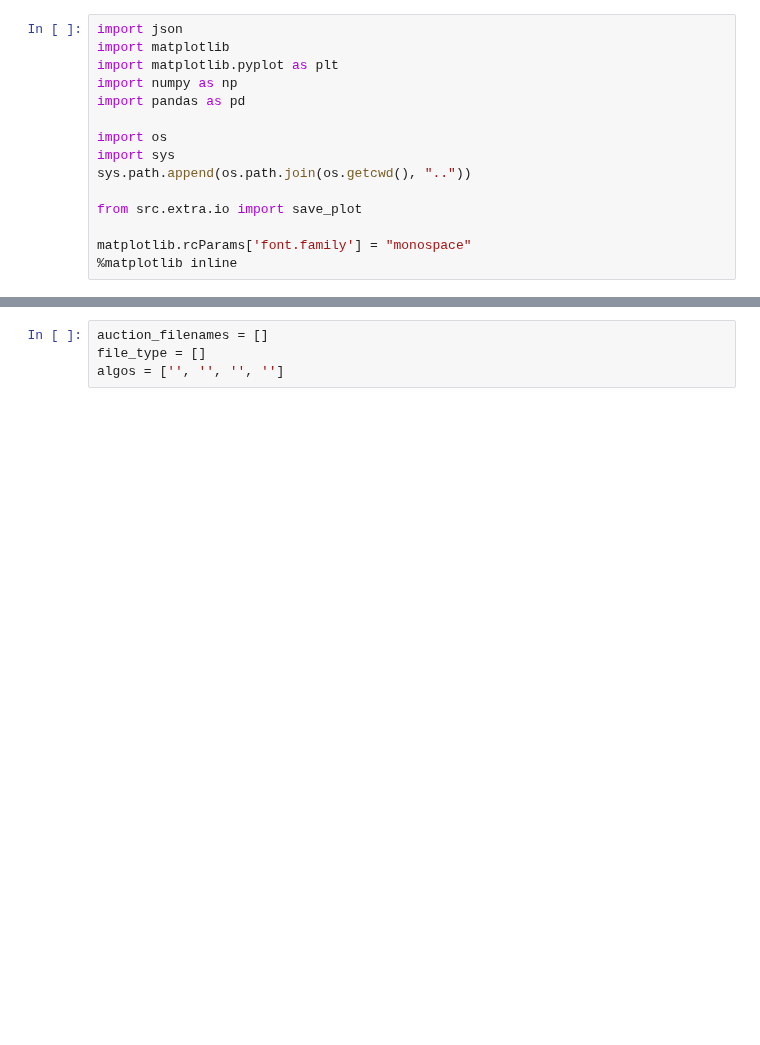
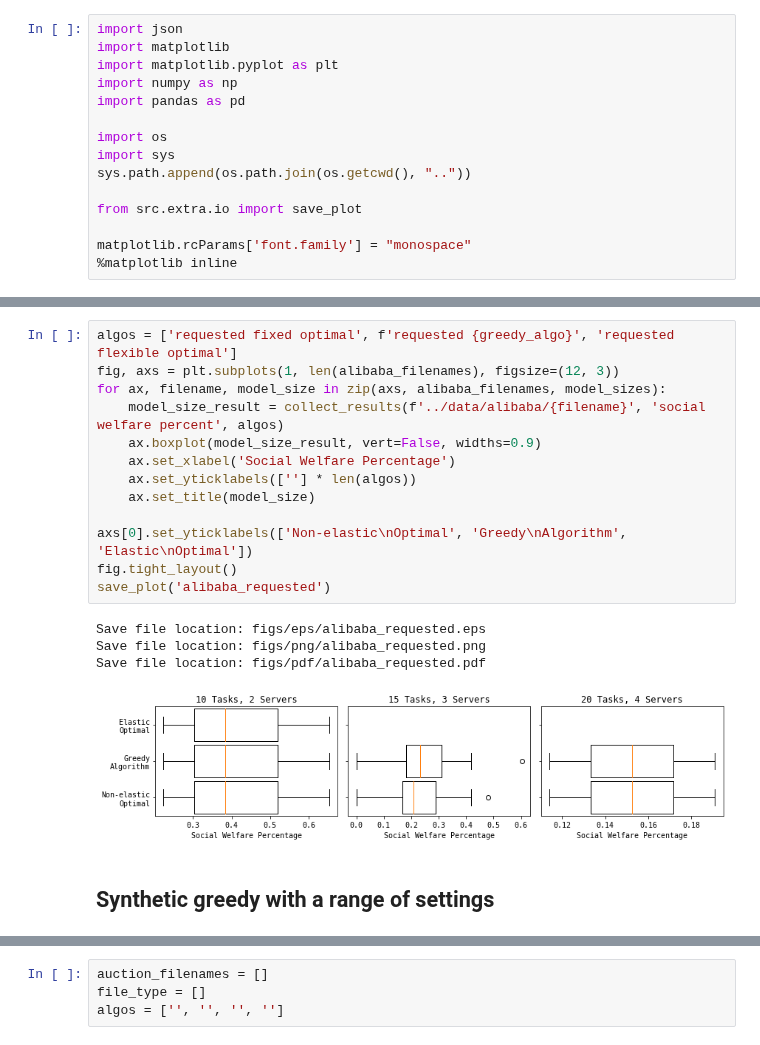
Before and after one commit to pseudo-rnd-thoughts/Elastic-Resource-Allocation, a Jupyter notebook: analysis/overall.ipynb, the cells around one changed output, grey strips where cells are left out. Cells and saved outputs as stored; diff of their text form; blank space fills up the shorter version.

```diff
--- a/analysis/overall.ipynb
+++ b/analysis/overall.ipynb
@@ -26,0 +66,20 @@ def collect_results(filename, col, algos):
+# %%
+algos = ['requested fixed optimal', f'requested {greedy_algo}', 'requested flexible optimal']
+fig, axs = plt.subplots(1, len(alibaba_filenames), figsize=(12, 3))
+for ax, filename, model_size in zip(axs, alibaba_filenames, model_sizes):
+    model_size_result = collect_results(f'../data/alibaba/{filename}', 'social welfare percent', algos)
+    ax.boxplot(model_size_result, vert=False, widths=0.9)
+    ax.set_xlabel('Social Welfare Percentage')
+    ax.set_yticklabels([''] * len(algos))
+    ax.set_title(model_size)
+
+axs[0].set_yticklabels(['Non-elastic\nOptimal', 'Greedy\nAlgorithm', 'Elastic\nOptimal'])
+fig.tight_layout()
+save_plot('alibaba_requested')
+# %% [output]
+Save file location: figs/eps/alibaba_requested.eps
+Save file location: figs/png/alibaba_requested.png
+Save file location: figs/pdf/alibaba_requested.pdf
+[figure, added]
+# %% [markdown]
+## Synthetic greedy with a range of settings
```
Also changed, not shown: parts of 26 cells of this notebook, 6 other files.
